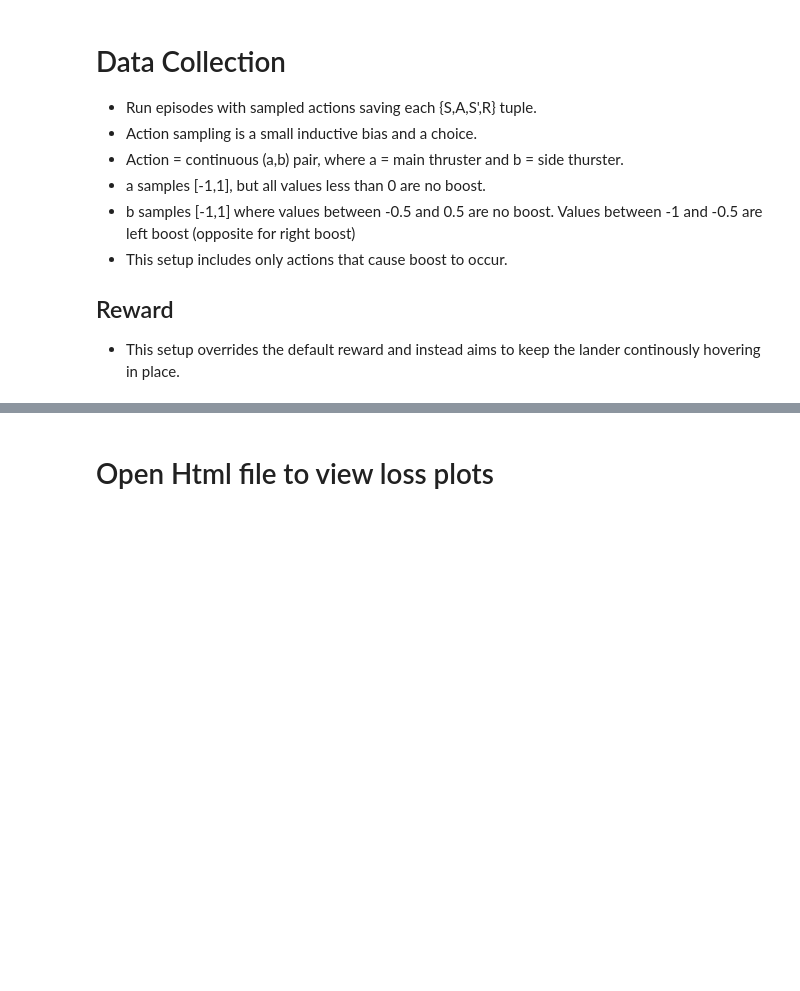
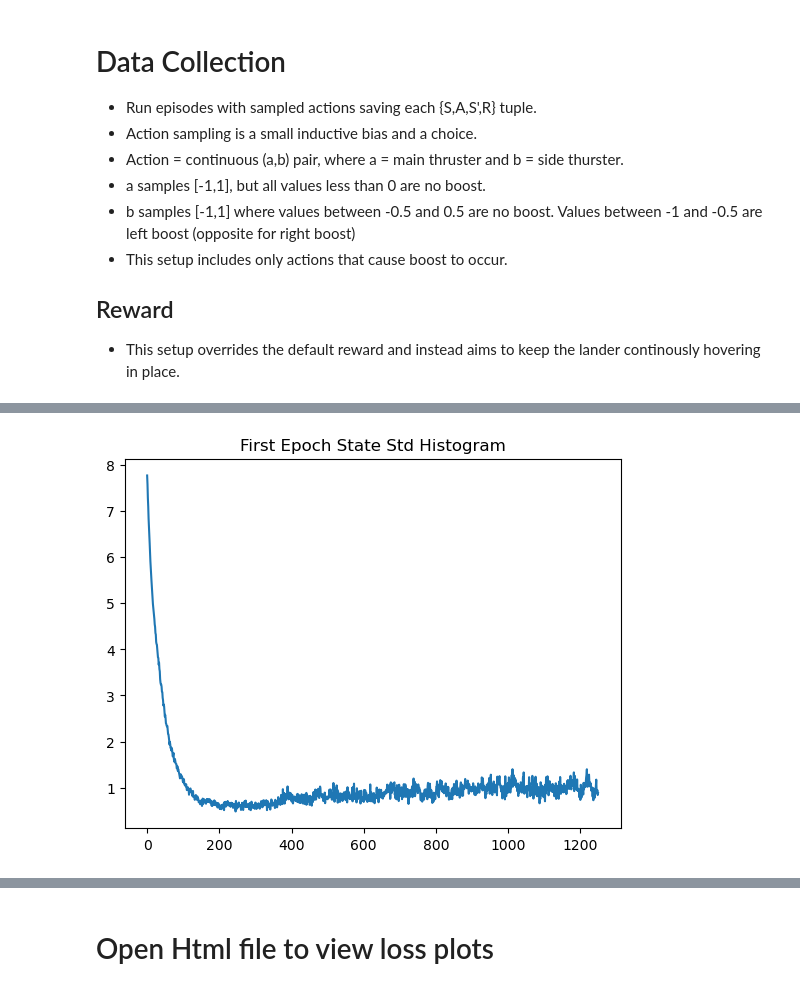
Before and after one commit to codec-lab/LQR_Research, a Jupyter notebook: Learn_LQR.ipynb, the cells around one changed output, grey strips where cells are left out. Cells and saved outputs as stored; diff of their text form; code cells hidden in the pictures; blank space fills up the shorter version.

```diff
--- a/Learn_LQR.ipynb
+++ b/Learn_LQR.ipynb
@@ -131,8 +57,19 @@ data_loader = torch.utils.data.DataLoader(
 train_size = int(0.8 * len(data_loader.dataset))
 test_size = len(data_loader.dataset) - train_size
 train_dataset, test_dataset = torch.utils.data.random_split(data_loader.dataset, [train_size, test_size])
+
+train_loader = torch.utils.data.DataLoader(train_dataset, batch_size=128, shuffle=True)
+test_loader = torch.utils.data.DataLoader(test_dataset, batch_size=128, shuffle=True)
 # %%
 hidden_state_dim = 32
 hidden_action_dim = 16
 model = LQRModel(hidden_state_dim=hidden_state_dim,hidden_action_dim=hidden_action_dim)
 optimizer = optim.Adam(model.parameters(), lr=0.001)
+# %%
+with torch.no_grad():
+    for batch in train_loader:
+        states, actions, next_states, rewards = batch
+        enc_states = model.state_encoder(states)
+        print(enc_states.std(dim=1))
+        print(enc_states.std(dim=1).shape)
+        break
@@ -139,5 +93,5 @@ optimizer = optim.Adam(model.parameters(), lr=0.001)
 # %%
-num_epochs = 5
+num_epochs = 500
 val_num = len(test_dataset)
 criterion = nn.MSELoss()
 train_num = len(train_dataset)
@@ -149,6 +103,11 @@ train_reward_losses = []
 val_total_losses = []
 val_state_losses = []
 val_reward_losses = []
+train_stds = []
+val_stds = []
+first_epoch_stds = []
+all_train_stds = []
+all_val_stds = []
 
 for epoch in range(num_epochs):
     model.train()
@@ -156,8 +115,10 @@ for epoch in range(num_epochs):
     total_state_loss = 0
     total_reward_loss = 0
     total_action_loss = 0
+    total_enc_state_std = 0
+    total_std_sum = 0
 
-    for batch in data_loader:
+    for batch in train_loader:
         state_batch, action_batch, next_state_batch, reward_batch = batch
 
         state_batch = state_batch
@@ -170,6 +131,21 @@ for epoch in range(num_epochs):
         action_decode_loss = criterion(model.action_decoder(model.action_encoder(action_batch)), action_batch)
         state_loss = criterion(decode_x_prime, next_state_batch)
         reward_loss = criterion(reward_pred, reward_batch.squeeze())
+
+        enc_loss = criterion(model.state_encoder(next_state_batch),x_prime_pred)
+
+        state_encoded = model.state_encoder(state_batch)
+        with torch.no_grad():
+            std_sum = state_encoded.std(dim=1).sum().item()
+            total_std_sum += std_sum
+            if epoch == 0:
+                first_epoch_stds.append(std_sum)
+            all_train_stds.append(std_sum)
+
+
+        auto_encode_loss = criterion(model.state_decoder(state_encoded),state_batch)
+        state_loss = state_loss + enc_loss + auto_encode_loss
+
         loss = state_loss + reward_loss + action_decode_loss
 
         total_loss += loss.item()
@@ -181,7 +157,15 @@ for epoch in range(num_epochs):
         loss.backward()
         optimizer.step()
 
+    if epoch == 0:
+        #plot first epoch stds as line plot
+        plt.plot(first_epoch_stds)
+        plt.title("First Epoch State Std Histogram")
+        plt.show()
 
+
+    total_std_sum = total_enc_state_std / train_num
+    train_stds.append(total_std_sum)
     total_loss /= train_num
     total_state_loss /= train_num
     total_reward_loss /= train_num
@@ -190,15 +174,16 @@ for epoch in range(num_epochs):
     train_state_losses.append(total_state_loss)
     train_reward_losses.append(total_reward_loss)
 
-    print(f"Epoch {epoch}/{num_epochs}, Train State Loss: {total_state_loss:.4f}, Train Reward Loss: {total_reward_loss:.4f}, Train Action Loss: {total_action_loss:.4f}")
+    print(f"Epoch {epoch}/{num_epochs}, Train State Loss: {total_state_loss:.4f}, Train Reward Loss: {total_reward_loss:.4f}, Train Action Loss: {total_action_loss:.4f}, Train State Std: {total_std_sum:.4f}")
 
     model.eval()
     val_total_loss = 0
     val_state_loss = 0
     val_reward_loss = 0
     val_action_loss = 0
+    val_std_sum = 0
     with torch.no_grad():
-        for val_batch in data_loader:
+        for val_batch in test_loader:
             val_state_batch, val_action_batch, val_next_state_batch, val_reward_batch = val_batch
 
             val_state_batch = val_state_batch
@@ -213,6 +198,18 @@ for epoch in range(num_epochs):
             val_state_loss += criterion(val_decode_x_prime, val_next_state_batch).item()
             val_reward_loss += criterion(val_reward_pred, val_reward_batch.squeeze()).item()
 
+            val_enc_loss = criterion(model.state_encoder(val_next_state_batch),val_x_prime_pred)
+            val_state_encoded = model.state_encoder(val_state_batch)
+            std_sum = val_state_encoded.std(dim=1).sum().item()
+            val_std_sum += std_sum
+            all_val_stds.append(std_sum)
+
+
+
+            val_auto_encode_loss = criterion(model.state_decoder(val_state_encoded),val_state_batch)
+            val_state_loss = val_state_loss + val_enc_loss + val_auto_encode_loss
+
+
     val_state_loss /= val_num
     val_reward_loss /= val_num
     val_action_loss /= val_num
@@ -220,8 +217,10 @@ for epoch in range(num_epochs):
     val_total_losses.append(val_total_loss)
     val_state_losses.append(val_state_loss)
     val_reward_losses.append(val_reward_loss)
+    val_stds.append(val_std_sum / val_num)
+    val_std_sum = val_std_sum / val_num
 
-    print(f"Epoch {epoch}/{num_epochs}, Validation State Loss: {val_state_loss:.4f}, Validation Reward Loss: {val_reward_loss:.4f}, Validation Action Loss: {val_action_loss:.4f}")
+    print(f"Epoch {epoch}/{num_epochs}, Validation State Loss: {val_state_loss:.4f}, Validation Reward Loss: {val_reward_loss:.4f}, Validation Action Loss: {val_action_loss:.4f}", f"Validation State Std: {val_std_sum:.4f}")
 
 # Function to plot and save all losses in a single HTML file
 def plot_and_save_all_losses(epoch_range, train_losses, val_losses, hidden_dim, filename):
@@ -241,30 +240,34 @@ def plot_and_save_all_losses(epoch_range, train_losses, val_losses, hidden_dim,
 
     # Add traces for Reward Loss
     fig.add_trace(go.Scatter(x=epoch_range, y=train_losses[2], mode='lines+markers', name='Train Reward Loss'), row=3, col=1)
     fig.add_trace(go.Scatter(x=epoch_range, y=val_losses[2], mode='lines+markers', name='Validation Reward Loss'), row=3, col=1)
+
+    fig.add_trace(go.Scatter(x=epoch_range, y=train_stds, mode='lines+markers', name='Train State Std'), row=1, col=1)
+    fig.add_trace(go.Scatter(x=epoch_range, y=val_stds, mode='lines+markers', name='Validation State Std'), row=1, col=1)
 
     # Update layout
     fig.update_layout(
         title=f"Loss Curves (Hidden Dim: {hidden_dim})",
         xaxis_title="Epochs",
         height=900,
         yaxis_title="Loss",
         legend=dict(x=0.1, y=0.9),
     )
 
     # Save as HTML
     os.makedirs("plots", exist_ok=True)
     filepath = f"plots/{filename}.html"
     fig.write_html(filepath)
     print(f"Saved {filepath}")
 
 # Call the function with collected losses
 epochs = list(range(num_epochs))
 plot_and_save_all_losses(
     epoch_range=epochs,
     train_losses=[train_total_losses, train_state_losses, train_reward_losses],
     val_losses=[val_total_losses, val_state_losses, val_reward_losses],
     hidden_dim=hidden_state_dim,
     filename=f"loss_curves_{hidden_state_dim}"
 )
 # %% [output]
+[figure, added]
```
Also changed, not shown: parts of 9 cells of this notebook, 2 other files.
